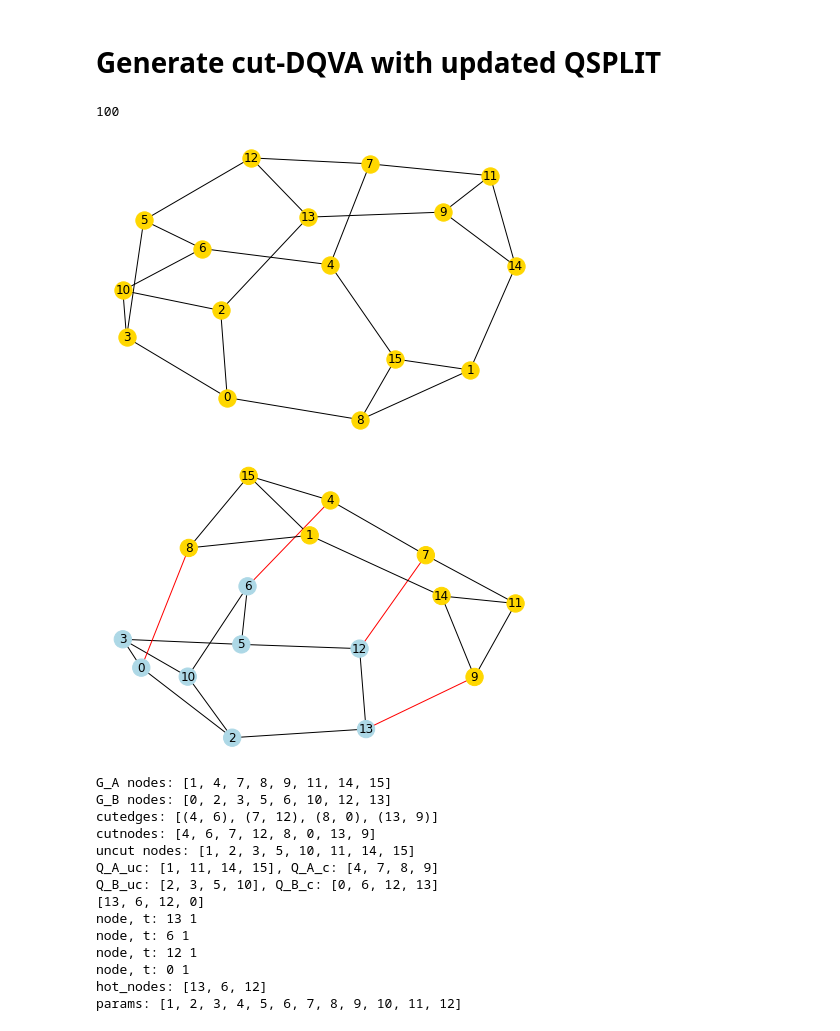
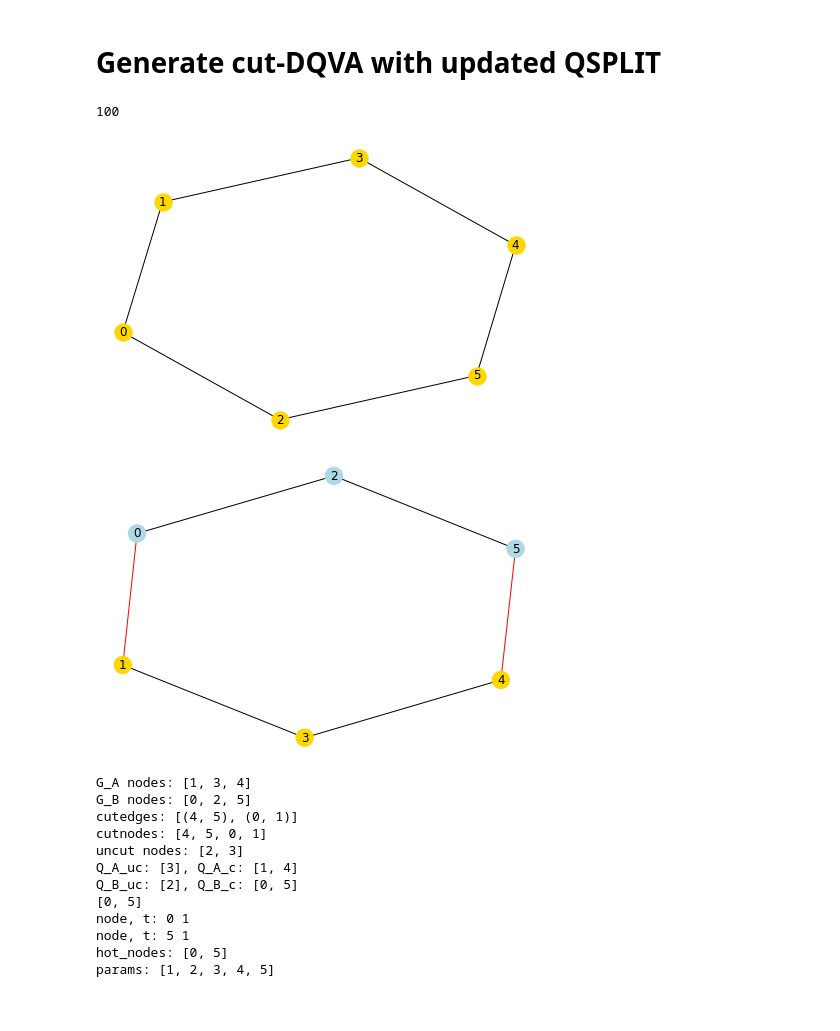
Before and after one commit to teaguetomesh/dqva-and-circuit-cutting, a Jupyter notebook: combining_QSPLIT_and_cutQC.ipynb, the cells around one changed output. Drawn from its saved outputs; the diff is of its cells as text; code cells hidden in the pictures.

```diff
--- a/combining_QSPLIT_and_cutQC.ipynb
+++ b/combining_QSPLIT_and_cutQC.ipynb
@@ -773,19 +773,19 @@ def gen_cut_dqva(G, partition, uncut_nodes, P=1, params=[], init_state=None,
 
     return dqv_circ
 # %%
-test_graphs = glob.glob('benchmark_graphs/N16_d3_graphs/*')
+test_graphs = glob.glob('benchmark_graphs/N6_d2_graphs/*')
 print(len(test_graphs))
 test_graph = test_graphs[1]
 G = graph_from_file(test_graph)
 nx.draw_spring(G, with_labels=True, node_color='gold')
 # %% [output]
 100
-[figure, old version]
+[figure, new version]
 # %%
 kl_bisection = kernighan_lin_bisection(G)
 view_partition(kl_bisection, G)
 # %% [output]
-[figure, old version]
+[figure, new version]
 # %%
 nq = len(G.nodes())
 P = 1
@@ -816,7 +816,7 @@ print('Q_A_uc: {}, Q_A_c: {}'.format(Q_A_uc, Q_A_c))
 print('Q_B_uc: {}, Q_B_c: {}'.format(Q_B_uc, Q_B_c))
 
 hot_nodes = []
-cut_limit = 3
+cut_limit = 2
 cut_count = 0
 starter_idx = 1
 starter_graph = (G_A, G_B)[starter_idx]
@@ -845,20 +845,18 @@ num_params = P * (uncut_nonzero + 1) + len(hot_nodes)
 params = list(range(1, num_params + 1))
 print('params:', params)
 # %% [output]
-G_A nodes: [1, 4, 7, 8, 9, 11, 14, 15]
-G_B nodes: [0, 2, 3, 5, 6, 10, 12, 13]
-cutedges: [(4, 6), (7, 12), (8, 0), (13, 9)]
-cutnodes: [4, 6, 7, 12, 8, 0, 13, 9]
-uncut nodes: [1, 2, 3, 5, 10, 11, 14, 15]
-Q_A_uc: [1, 11, 14, 15], Q_A_c: [4, 7, 8, 9]
-Q_B_uc: [2, 3, 5, 10], Q_B_c: [0, 6, 12, 13]
-[13, 6, 12, 0]
-node, t: 13 1
-node, t: 6 1
-node, t: 12 1
+G_A nodes: [1, 3, 4]
+G_B nodes: [0, 2, 5]
+cutedges: [(4, 5), (0, 1)]
+cutnodes: [4, 5, 0, 1]
+uncut nodes: [2, 3]
+Q_A_uc: [3], Q_A_c: [1, 4]
+Q_B_uc: [2], Q_B_c: [0, 5]
+[0, 5]
 node, t: 0 1
-hot_nodes: [13, 6, 12]
-params: [1, 2, 3, 4, 5, 6, 7, 8, 9, 10, 11, 12]
+node, t: 5 1
+hot_nodes: [0, 5]
+params: [1, 2, 3, 4, 5]
 # %%
 mixer_order = list(range(nq))
 circ = gen_cut_dqva(G, kl_bisection, uncut_nodes, P=P, params=params,
```
Also changed, not shown: parts of 6 cells of this notebook.
